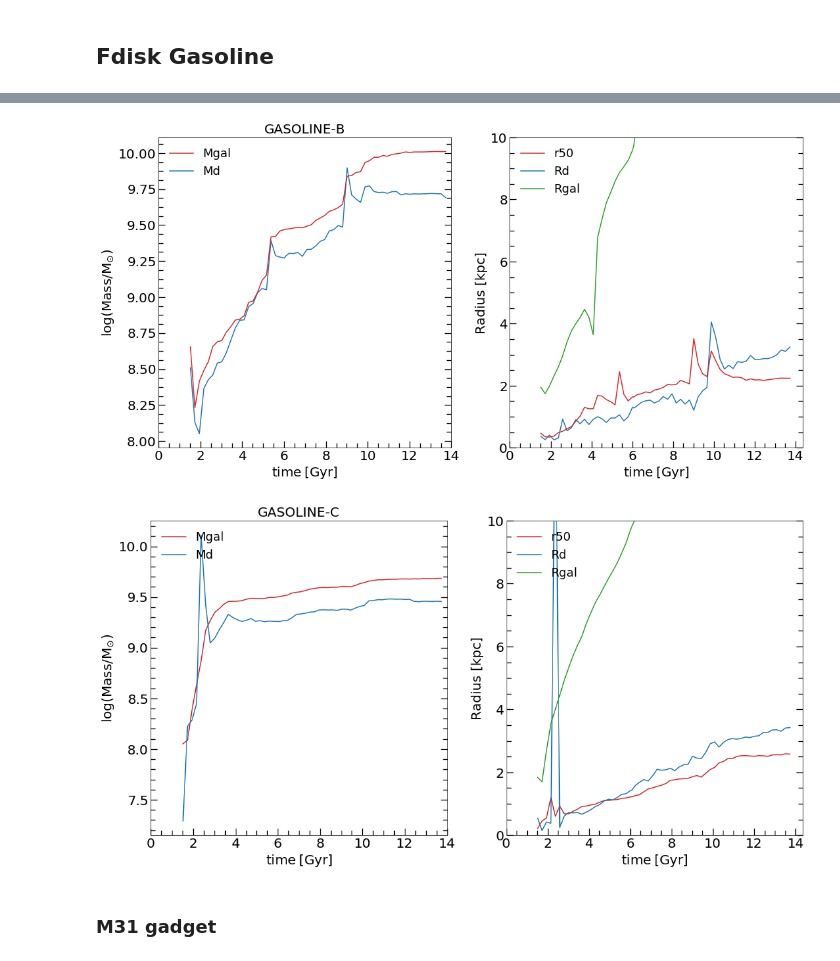
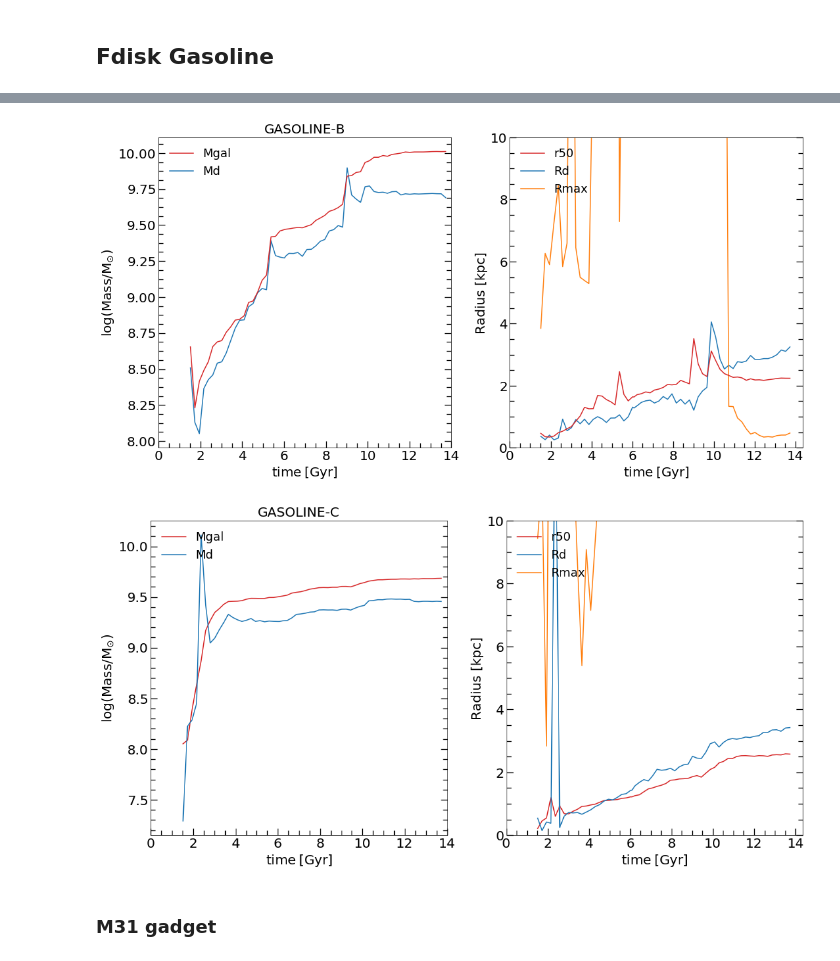
Before and after one commit to ornemarioni/Barras_GdGs, a Jupyter notebook: Barras_Gd/programs/fdisk_test_referee.ipynb, the cells around one changed output, grey strips where cells are left out. Saved outputs shown, nothing was run; the diff lists cells and outputs as text; code cells hidden in the pictures.

```diff
--- a/Barras_Gd/programs/fdisk_test_referee.ipynb
+++ b/Barras_Gd/programs/fdisk_test_referee.ipynb
@@ -611,35 +613,35 @@ fig, ax = plt.subplots(nrows=1, ncols=2, figsize=(16, 8))#, sharex=True, sharey=
 fig.subplots_adjust(bottom=0.10, left =0.12, right = 0.97, top = 0.92)
 
 ax[0].plot(time_MWgs, np.log10(Mgal_MWgs), '-', lw=1.5, color = 'tab:red', label='Mgal',zorder=25)
 ax[0].plot(time_MWgs, np.log10(Md_MWgs),'-', lw=1.5, color = 'tab:blue',label='Md')
 ax[0].set_xlim(0,14)
 # ax.set_ylim(0.7,2.5)
 ax[0].set_xticks([0,2,4,6,8,10,12,14])
 ax[0].set_ylabel(r'log(Mass/$\rm{M_{\odot}}$)',fontsize=20)
 ax[0].set_xlabel(r'$\mathrm{time\:[Gyr]}$',fontsize=20)
 ax[0].minorticks_on()
 ax[0].tick_params( labelsize=20)
 ax[0].tick_params('both', length=7, width=1.3,which='minor', direction='in', right=True,top=False)
 ax[0].tick_params('both', length=10, width=1.3,which='major', direction='in', right=True,top=False)
 ax[0].legend(fontsize=18,frameon=False, loc=2)
 ax[0].set_title('GASOLINE-B',fontsize=20)
 
 ax[1].plot(time_MWgs, r50_MWgs, '-', lw=1.5, color = 'tab:red', label='r50',zorder=25)
 ax[1].plot(time_MWgs, Rd_MWgs,'-', lw=1.5, color = 'tab:blue',label='Rd')
-ax[1].plot(time_MWgs, rgal_MWgs,'-', lw=1.5, color = 'tab:green',label='Rgal')
+ax[1].plot(time_MWgs, rmax_MWgs,'-', lw=1.5, color = 'tab:orange',label='Rmax')
 ax[1].set_xticks([0,2,4,6,8,10,12,14])
 ax[1].set_ylabel(r'Radius [kpc]',fontsize=20)
 ax[1].set_xlabel(r'$\mathrm{time\:[Gyr]}$',fontsize=20)
 ax[1].set_ylim(0,10)
 ax[1].minorticks_on()
 ax[1].tick_params( labelsize=20)
 ax[1].tick_params('both', length=7, width=1.3,which='minor', direction='in', right=True,top=False)
 ax[1].tick_params('both', length=10, width=1.3,which='major', direction='in', right=True,top=False)
 
 ax[1].legend(fontsize=18,frameon=False, loc=2)
 plt.show()
 # %% [output]
-[figure, old version]
+[figure, new version]
 # %%
 #-----grafico-----------
 # import matplotlib.pyplot as plt
@@ -665,7 +667,7 @@ ax[0].set_title('GASOLINE-C',fontsize=20)
 
 ax[1].plot(time_M33gs, r50_M33gs, '-', lw=1.5, color = 'tab:red', label='r50')
 ax[1].plot(time_M33gs, Rd_M33gs,'-', lw=1.5, color = 'tab:blue',label='Rd')
-ax[1].plot(time_M33gs, rgal_M33gs,'-', lw=1.5, color = 'tab:green',label='Rgal')
+ax[1].plot(time_M33gs, rmax_M33gs,'-', lw=1.5, color = 'tab:orange',label='Rmax')
 ax[1].set_xticks([0,2,4,6,8,10,12,14])
 ax[1].set_ylabel(r'Radius [kpc]',fontsize=20)
 ax[1].set_xlabel(r'$\mathrm{time\:[Gyr]}$',fontsize=20)
@@ -678,7 +680,7 @@ ax[1].tick_params('both', length=10, width=1.3,which='major', direction='in', ri
 ax[1].legend(fontsize=18,frameon=False, loc=2)
 plt.show()
 # %% [output]
-[figure, old version]
+[figure, new version]
 # %%
 import numpy as np
 # G = 4.299e-6 masas solares, kpc, km/s
```
Also changed, not shown: parts of 6 cells of this notebook, 1 other file.
